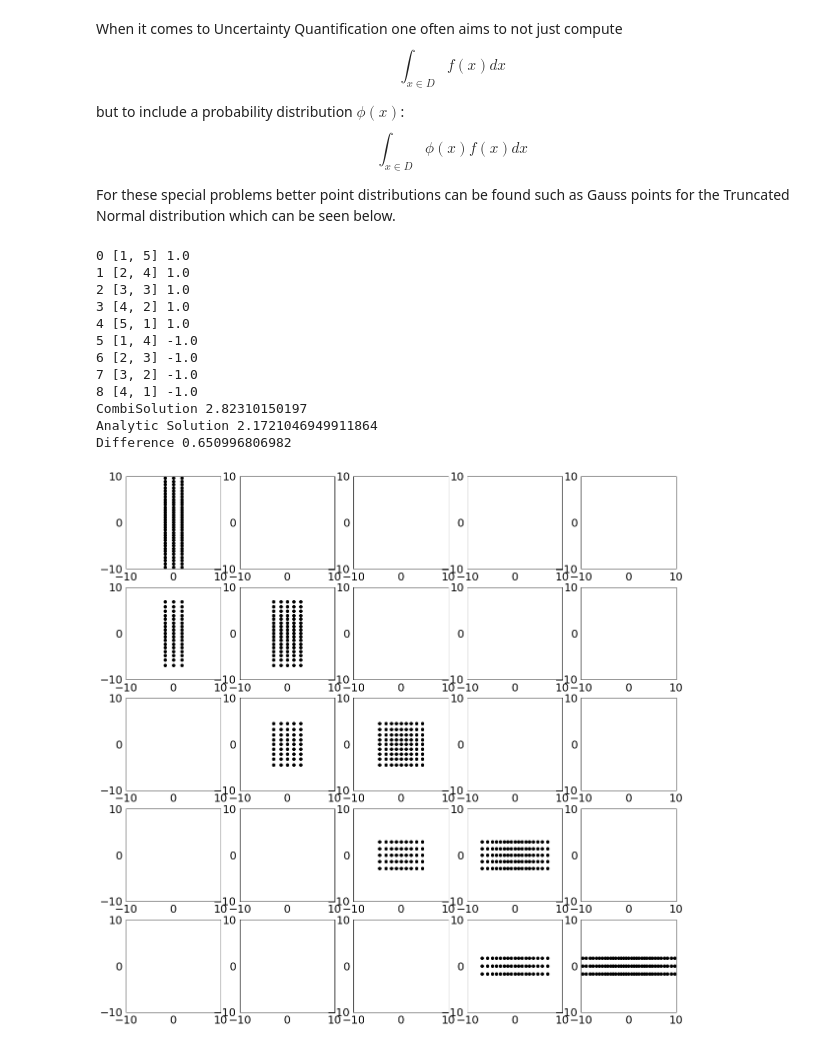
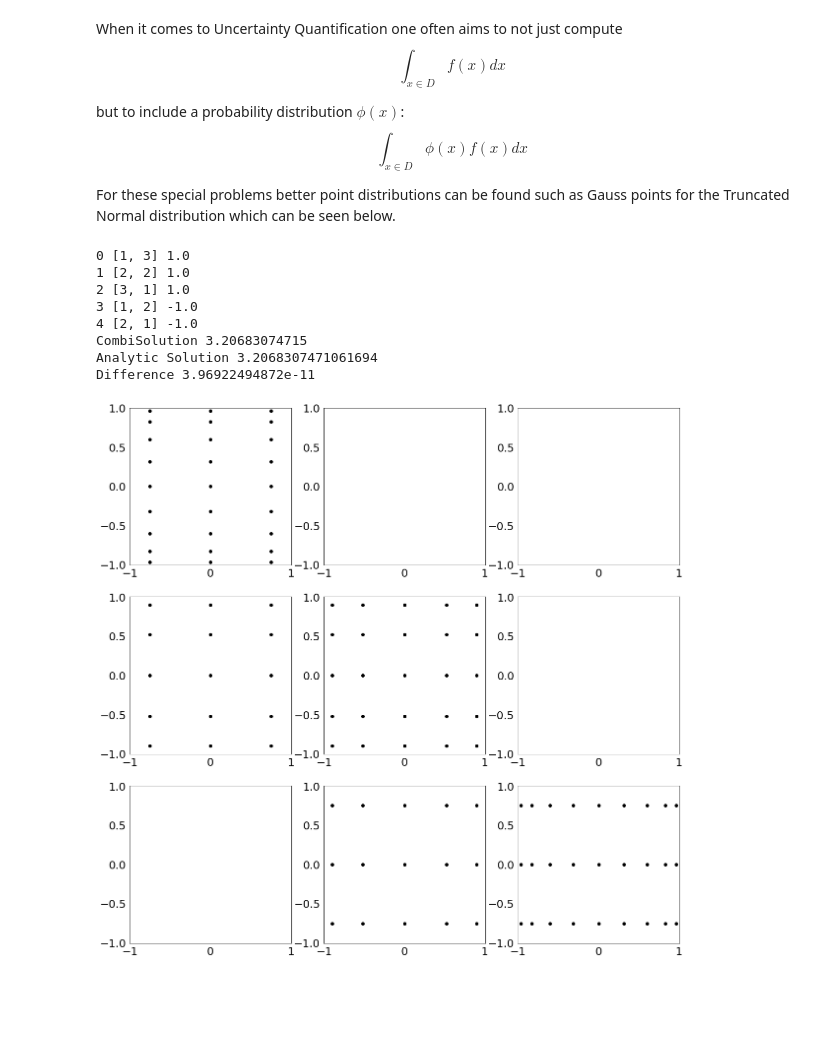
Before and after one commit to obersteiner/sparseSpACE, a Jupyter notebook: Grid_Tutorial.ipynb, the cells around one changed output. Cells and saved outputs as stored; diff of their text form; code cells hidden in the pictures; blank space fills up the shorter version.

Commit message:
fixed boundary shift in dim adaptive and standard combi + edited UQ example in Grids.py

```diff
--- a/Grid_Tutorial.ipynb
+++ b/Grid_Tutorial.ipynb
@@ -198,35 +198,31 @@ For these special problems better point distributions can be found such as Gauss
 # %%
 %matplotlib inline
 from Function import *
 from StandardCombi import *
 from Grid import *
 import numpy as np
 dim = 2
 coeffs = np.ones(dim)
-a = np.ones(dim) * -10
-b = np.ones(dim) * 10
-mean = np.zeros(dim)
+a = np.ones(dim) * 0
+b = np.ones(dim) * 2
+mean = np.ones(dim)
 std_dev = np.ones(dim)
 grid = TruncatedNormalDistributionGrid(a=a,b=b,dim=dim, mean=mean, std_dev=std_dev)
 
 model = FunctionUQNormal2(FunctionUQ2(), mean, std_dev, a, b)
 combiObject = StandardCombi(a, b, grid)
 minimum_level = 1
-maximum_level = 5
+maximum_level = 3
 combiObject.perform_combi(minimum_level, maximum_level, model)
 combiObject.print_resulting_combi_scheme()
 combiObject.print_resulting_sparsegrid()
 # %% [output]
-0 [1, 5] 1.0
-1 [2, 4] 1.0
-2 [3, 3] 1.0
-3 [4, 2] 1.0
-4 [5, 1] 1.0
-5 [1, 4] -1.0
-6 [2, 3] -1.0
-7 [3, 2] -1.0
-8 [4, 1] -1.0
-CombiSolution 2.82310150197
-Analytic Solution 2.1721046949911864
-Difference 0.650996806982
+0 [1, 3] 1.0
+1 [2, 2] 1.0
+2 [3, 1] 1.0
+3 [1, 2] -1.0
+4 [2, 1] -1.0
+CombiSolution 3.20683074715
+Analytic Solution 3.2068307471061694
+Difference 3.96922494872e-11
-[figure, old version]
+[figure, new version]
```
Also changed, not shown: parts of 1 cell of this notebook, 2 other files.
